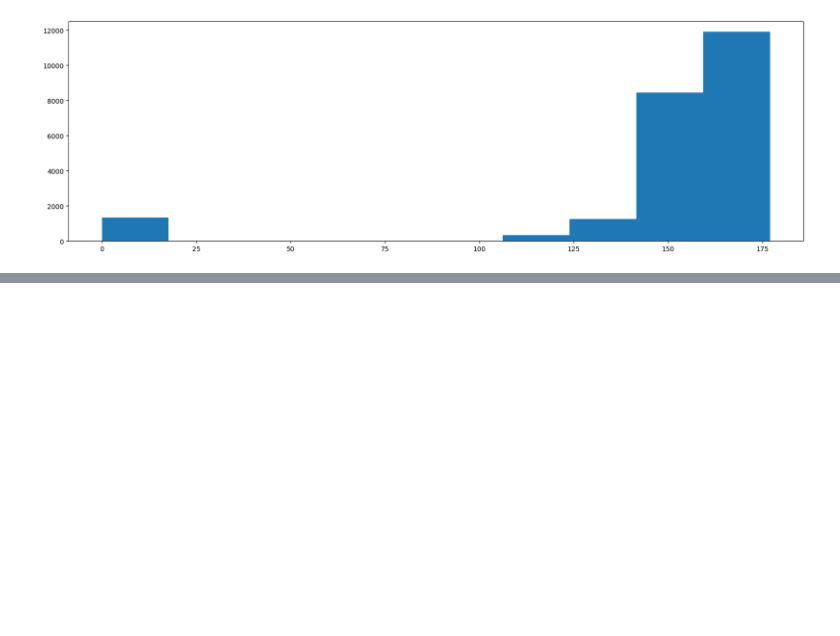
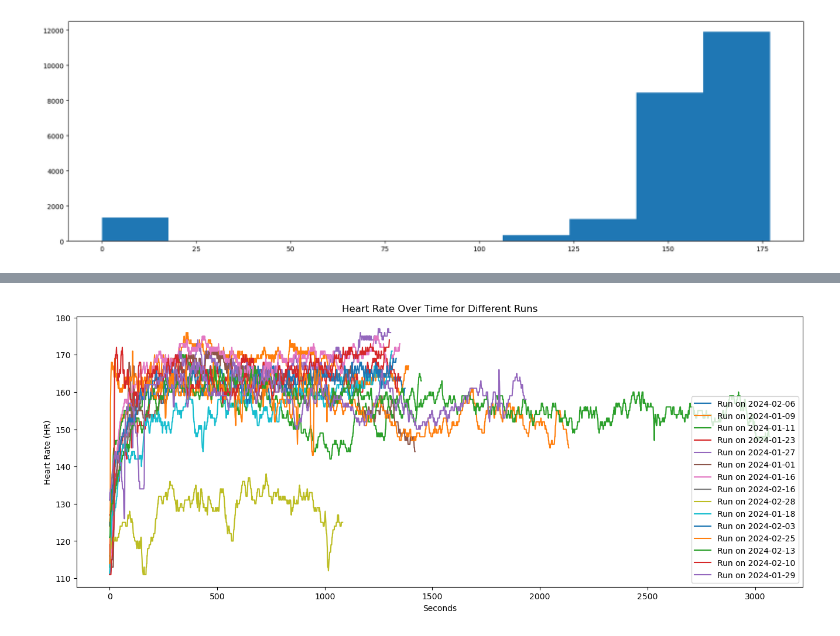
Before and after one commit to ddiaz1126/Heart-Rate-Monitoring-Forecast, a Jupyter notebook: data_analysis_multiple_sessions.ipynb, the cells around one changed output, grey strips where cells are left out. Drawn from its saved outputs; the diff is of its cells as text; code cells hidden in the pictures; blank space fills up the shorter version.

```diff
--- a/data_analysis_multiple_sessions.ipynb
+++ b/data_analysis_multiple_sessions.ipynb
@@ -206,0 +248,5 @@ plt.show()
+# %%
+# Find Dates for Unique Dates
+unique_runs = normalized_data['Real_Time'].dt.date.unique()
+formatted_dates = [date.strftime("%Y-%m-%d") for date in unique_runs]
+formatted_dates
@@ -206,0 +269,39 @@ plt.show()
+# %%
+# Iterrate through the unique dates to visualize the parameters of the run
+plt.figure(figsize=(16, 6))
+
+# Iterate through the unique dates to visualize the parameters of each run
+for date in unique_runs:
+    # Filter data for the current date
+    data = normalized_data[normalized_data['Real_Time'].dt.date == date].copy()
+
+    if data.empty:
+        print(f"No data for {date}")
+        continue
+
+    # Sort by 'Real_Time'
+    data = data.sort_values(by='Real_Time')
+
+    # Calculate time difference from the first time of the day and extract total seconds
+    time_difference = data['Real_Time'] - data['Real_Time'].min()
+    data['seconds'] = time_difference.dt.total_seconds().astype(int)
+
+    # Get HR and seconds for plotting
+    hr = data['HR']
+    seconds = data['seconds']
+
+    # Plot HR against seconds with a label for each run's date
+    plt.plot(seconds, hr, label=f'Run on {date}')
+
+# Add labels and title
+plt.xlabel('Seconds')
+plt.ylabel('Heart Rate (HR)')
+plt.title('Heart Rate Over Time for Different Runs')
+
+# Add a legend to differentiate runs
+plt.legend(loc='best')
+
+# Show the plot
+plt.show()
+# %% [output]
+[figure, added]
```
Also changed, not shown: parts of 6 cells of this notebook.
